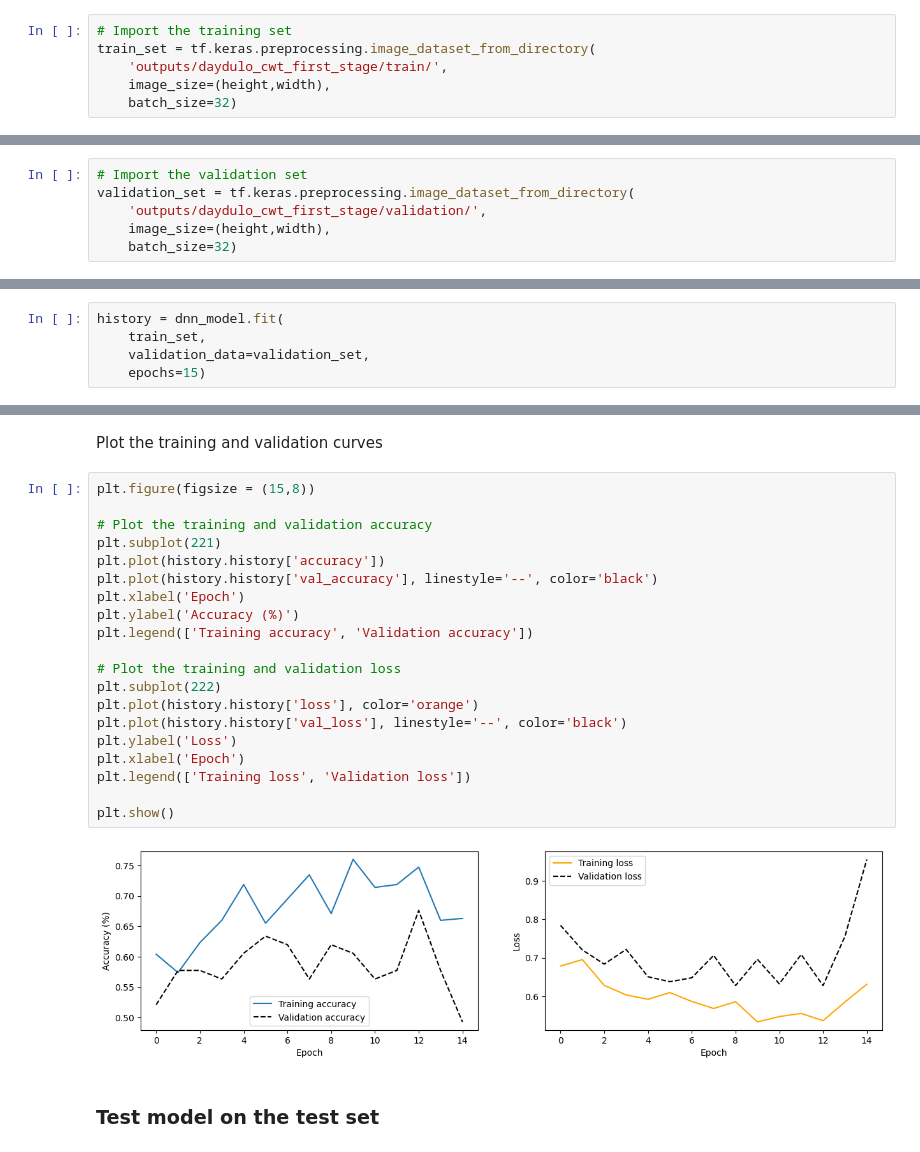
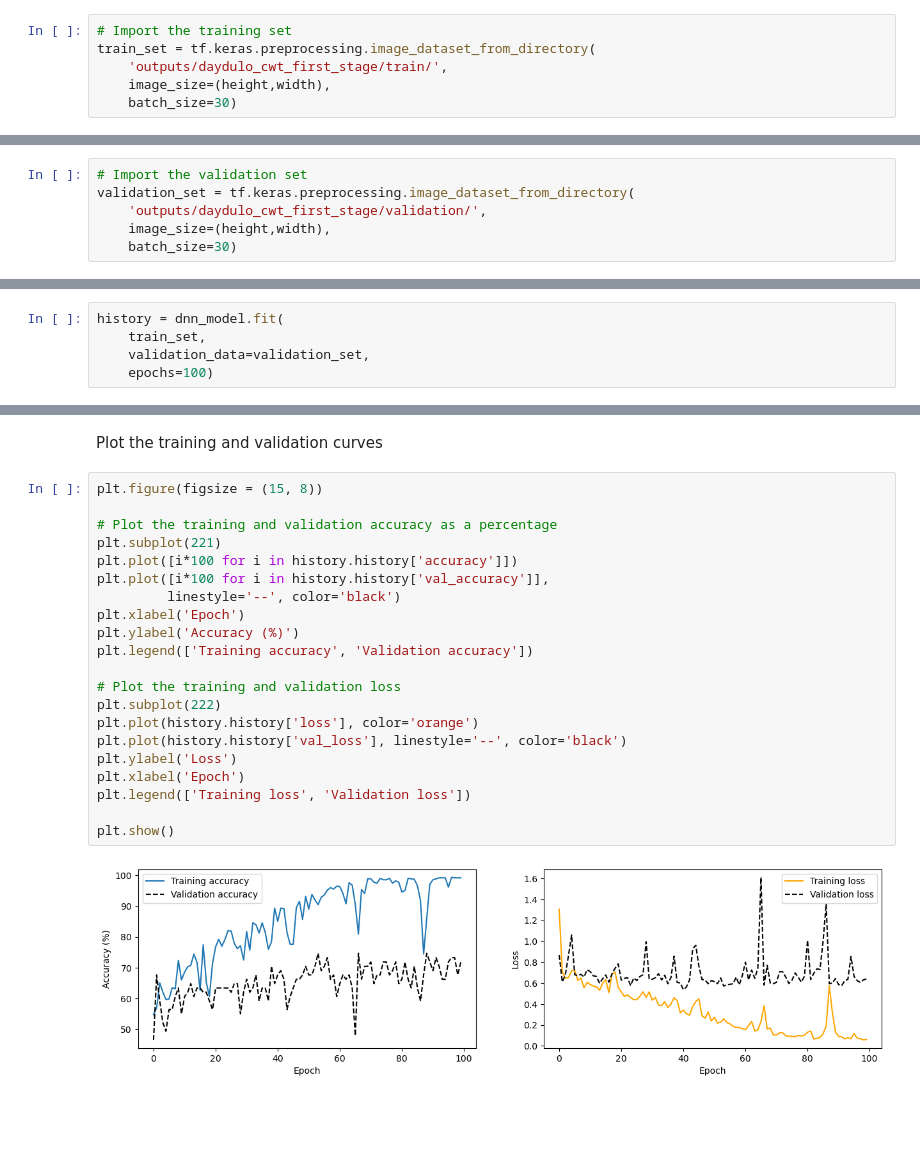
Before and after one commit to birth-outcomes/ctg_exploratory, a Jupyter notebook: 09_daydulo_resnet50.ipynb, the cells around one changed output, grey strips where cells are left out. Saved outputs shown, nothing was run; the diff lists cells and outputs as text; blank space fills up the shorter version.

Commit message:
Trained with 100 epochs

```diff
--- a/09_daydulo_resnet50.ipynb
+++ b/09_daydulo_resnet50.ipynb
@@ -56,6 +63,6 @@ im
 train_set = tf.keras.preprocessing.image_dataset_from_directory(
     'outputs/daydulo_cwt_first_stage/train/',
     image_size=(height,width),
-    batch_size=32)
+    batch_size=30)
 # %% [output]
 Found 629 files belonging to 2 classes.
@@ -74,7 +81,7 @@ Found 629 files belonging to 2 classes.
 validation_set = tf.keras.preprocessing.image_dataset_from_directory(
     'outputs/daydulo_cwt_first_stage/validation/',
     image_size=(height,width),
-    batch_size=32)
+    batch_size=30)
 # %% [output]
 Found 71 files belonging to 2 classes.
 # %%
@@ -152,5 +170,5 @@ Daydulo et al. 2022 state that the validation frequency set is 15 iterations - I
 history = dnn_model.fit(
     train_set,
     validation_data=validation_set,
-    epochs=15)
+    epochs=100)
 # %% [output]
@@ -174,26 +198,25 @@ Epoch 15/15
 # %% [markdown]
 Plot the training and validation curves
 # %%
-plt.figure(figsize = (15,8))
+plt.figure(figsize = (15, 8))
 
-# Plot the training and validation accuracy
+# Plot the training and validation accuracy as a percentage
 plt.subplot(221)
-plt.plot(history.history['accuracy'])
-plt.plot(history.history['val_accuracy'], linestyle='--', color='black')
+plt.plot([i*100 for i in history.history['accuracy']])
+plt.plot([i*100 for i in history.history['val_accuracy']],
+         linestyle='--', color='black')
 plt.xlabel('Epoch')
 plt.ylabel('Accuracy (%)')
 plt.legend(['Training accuracy', 'Validation accuracy'])
 
 # Plot the training and validation loss
 plt.subplot(222)
 plt.plot(history.history['loss'], color='orange')
 plt.plot(history.history['val_loss'], linestyle='--', color='black')
 plt.ylabel('Loss')
 plt.xlabel('Epoch')
 plt.legend(['Training loss', 'Validation loss'])
 
 plt.show()
 # %% [output]
-[figure, old version]
+[figure, new version]
-# %% [markdown]
-### Test model on the test set
```
Also changed, not shown: parts of 16 cells of this notebook.
